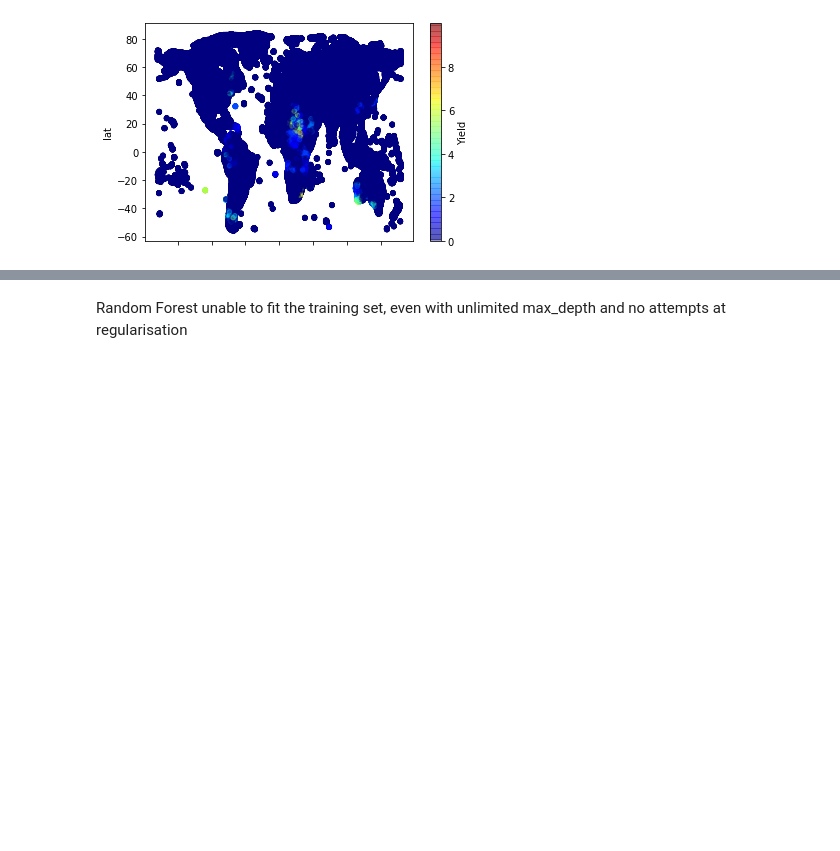
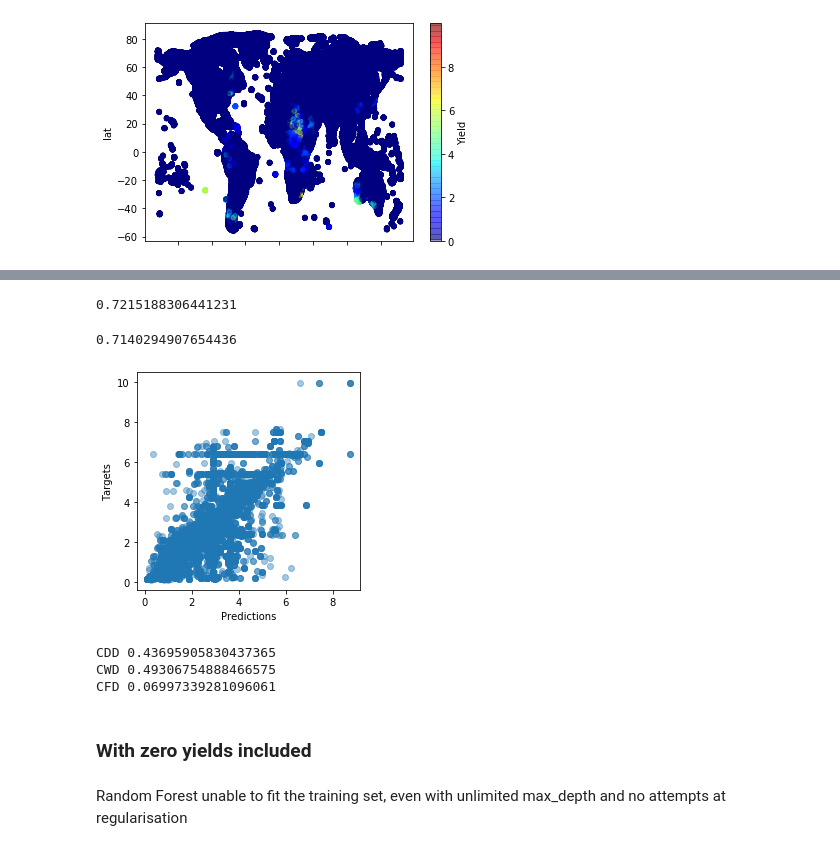
Before and after one commit to kenzaxtazi/agri-risk, a Jupyter notebook: Random_forests.ipynb, the cells around one changed output, grey strips where cells are left out. Cells and saved outputs as stored; diff of their text form; code cells hidden in the pictures; blank space fills up the shorter version.

```diff
--- a/Random_forests.ipynb
+++ b/Random_forests.ipynb
@@ -46,0 +121,7 @@ RandomForestRegressor(bootstrap=True, criterion='mse', max_depth=None,
+# %%
+X_train = X_train.copy().drop(["lat"],axis=1).drop(["lon"],axis=1)
+X_test= X_test.copy().drop(["lat"],axis=1).drop(["lon"],axis=1)
+X_column_names = X_train.columns.values.tolist()
+# %%
+rnd_reg = RandomForestRegressor(n_estimators=500, n_jobs=-1,oob_score=True)
+rnd_reg.fit(X_train, Y_train)
@@ -47,3 +136,29 @@ RandomForestRegressor(bootstrap=True, criterion='mse', max_depth=None,
+# %%
+rnd_reg.score(X_train, Y_train)
+# %% [output]
+0.7215188306441231
+# %%
+rnd_reg.oob_score_
+# %% [output]
+0.7140294907654436
+# %%
+pred = rnd_reg.predict(X_test)
+
+fig, ax = plt.subplots(figsize = (4,4))
+plt.scatter(pred,Y_test, alpha =0.4)
+ax.set(xlabel = 'Predictions', ylabel = 'Targets')
+plt.show()
+# %% [output]
+[figure, added]
+# %%
+for name, score in zip(X_column_names, rnd_reg.feature_importances_):
+    print(name,score)
+# %% [output]
+CDD 0.43695905830437365
+CWD 0.49306754888466575
+CFD 0.06997339281096061
+# %% [markdown]
+### With zero yields included ###
 # %% [markdown]
 Random Forest unable to fit the training set, even with unlimited max_depth and no attempts at regularisation
 # %%
```
Also changed, not shown: parts of 19 cells of this notebook.
